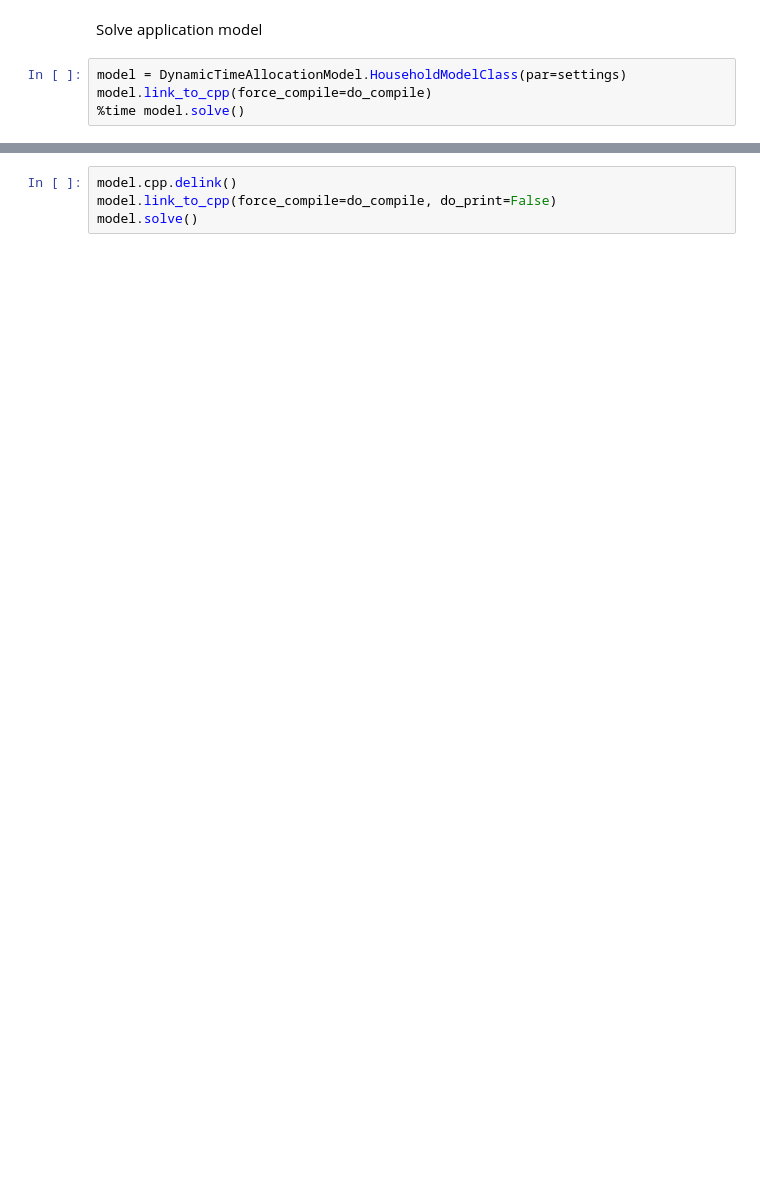
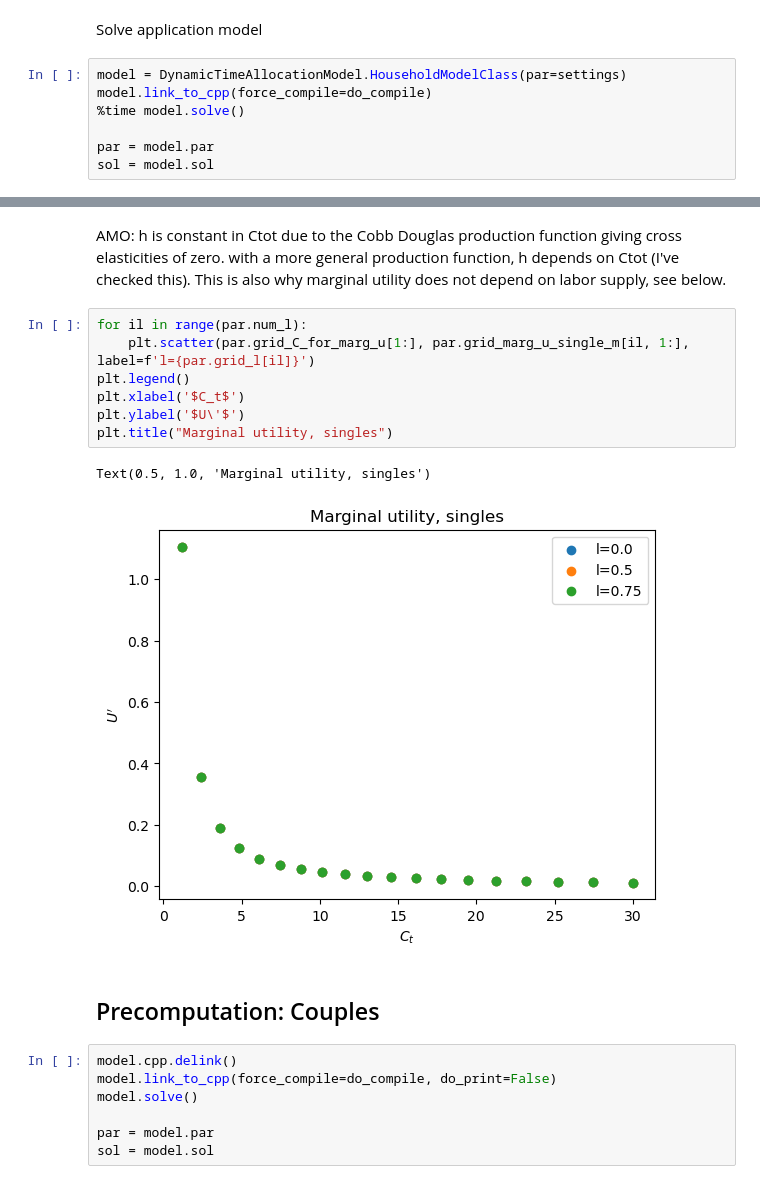
Before and after one commit to ThomasHJorgensen/FastBargaining, a Jupyter notebook: Application/01. Application Test.ipynb, the cells around one changed output, grey strips where cells are left out. Drawn from its saved outputs; the diff is of its cells as text; blank space fills up the shorter version.

```diff
--- a/Application/01. Application Test.ipynb
+++ b/Application/01. Application Test.ipynb
@@ -44,4 +55,7 @@ Solve application model
 model = DynamicTimeAllocationModel.HouseholdModelClass(par=settings)
 model.link_to_cpp(force_compile=do_compile)
 %time model.solve()
+
+par = model.par
+sol = model.sol
 # %% [output]
@@ -50,4 +88,21 @@ Wall time: 395 ms
+# %% [markdown]
+AMO: h is constant in Ctot due to the Cobb Douglas production function giving cross elasticities of zero. with a more general production function, h depends on Ctot (I've checked this). This is also why marginal utility does not depend on labor supply, see below.
+# %%
+for il in range(par.num_l):
+    plt.scatter(par.grid_C_for_marg_u[1:], par.grid_marg_u_single_m[il, 1:], label=f'l={par.grid_l[il]}')
+plt.legend()
+plt.xlabel('$C_t$')
+plt.ylabel('$U\'$')
+plt.title("Marginal utility, singles")
+# %% [output]
+Text(0.5, 1.0, 'Marginal utility, singles')
+[figure, added]
+# %% [markdown]
+## Precomputation: Couples
 # %%
 model.cpp.delink()
 model.link_to_cpp(force_compile=do_compile, do_print=False)
 model.solve()
+
+par = model.par
+sol = model.sol
```
Also changed, not shown: parts of 7 cells of this notebook, 2 other files.
